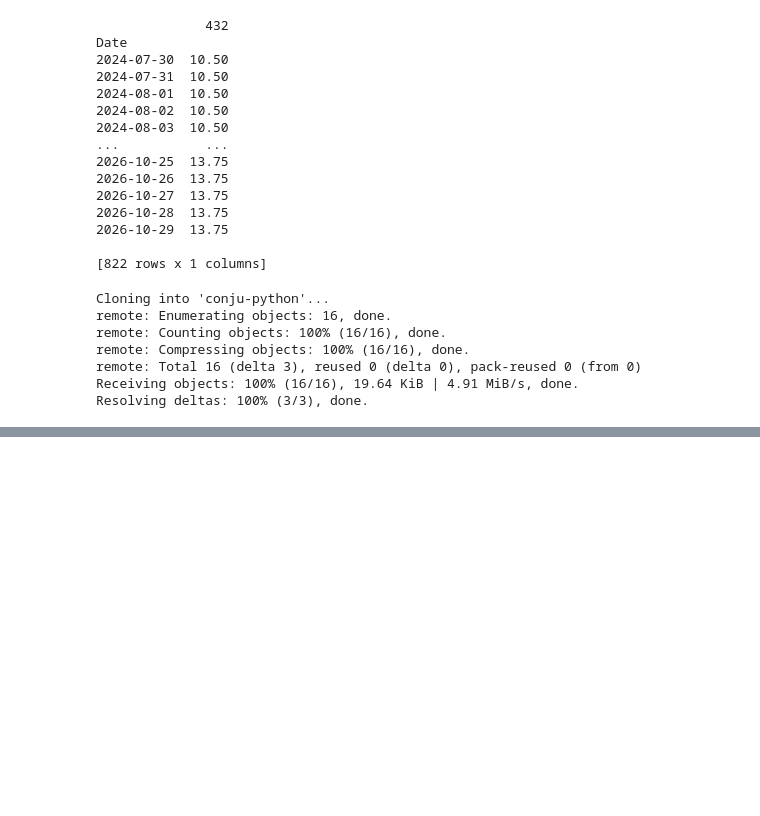
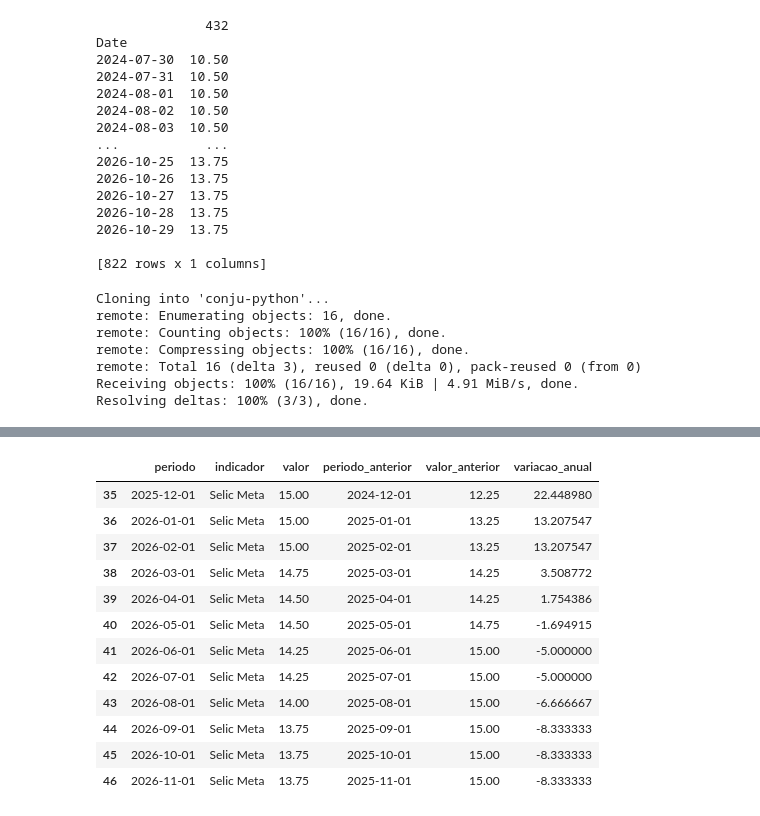
Before and after one commit to rodrigoesborges/conju-python, a Jupyter notebook: GRUPO_4_(Política_Monetária)_tabela_taxa_selic.ipynb, the cells around one changed output, grey strips where cells are left out. Saved outputs shown, nothing was run; the diff lists cells and outputs as text; code cells hidden in the pictures; blank space fills up the shorter version.

```diff
--- a/GRUPO_4_(Política_Monetária)_tabela_taxa_selic.ipynb
+++ b/GRUPO_4_(Política_Monetária)_tabela_taxa_selic.ipynb
@@ -71,0 +206,49 @@ Resolving deltas: 100% (3/3), done.
+# %%
+
+# Tabela Intermediária 3 - Comparação anual da Selic
+
+tabela_intermediaria_3 = tabela_base.copy()
+
+# Criar a coluna com a data de 12 meses antes
+tabela_intermediaria_3["periodo_anterior"] = (
+    tabela_intermediaria_3["periodo"]
+    - pd.DateOffset(years=1)
+)
+
+# Preparar os valores do ano anterior
+tabela_anterior = tabela_base.rename(
+    columns={
+        "periodo": "periodo_anterior",
+        "valor": "valor_anterior"
+    }
+)
+
+# Juntar as tabelas
+tabela_intermediaria_3 = tabela_intermediaria_3.merge(
+    tabela_anterior,
+    on=["indicador", "periodo_anterior"],
+    how="left"
+)
+
+# Calcular a variação percentual
+tabela_intermediaria_3["variacao_anual"] = (
+    tabela_intermediaria_3["valor"]
+    / tabela_intermediaria_3["valor_anterior"]
+    - 1
+) * 100
+
+display(tabela_intermediaria_3.tail(12))
+# %% [output]
+|  | periodo | indicador | valor | periodo_anterior | valor_anterior | variacao_anual |
+| 35 | 2025-12-01 | Selic Meta | 15.00 | 2024-12-01 | 12.25 | 22.448980 |
+| 36 | 2026-01-01 | Selic Meta | 15.00 | 2025-01-01 | 13.25 | 13.207547 |
+| 37 | 2026-02-01 | Selic Meta | 15.00 | 2025-02-01 | 13.25 | 13.207547 |
+| 38 | 2026-03-01 | Selic Meta | 14.75 | 2025-03-01 | 14.25 | 3.508772 |
+| 39 | 2026-04-01 | Selic Meta | 14.50 | 2025-04-01 | 14.25 | 1.754386 |
+| 40 | 2026-05-01 | Selic Meta | 14.50 | 2025-05-01 | 14.75 | -1.694915 |
+| 41 | 2026-06-01 | Selic Meta | 14.25 | 2025-06-01 | 15.00 | -5.000000 |
+| 42 | 2026-07-01 | Selic Meta | 14.25 | 2025-07-01 | 15.00 | -5.000000 |
+| 43 | 2026-08-01 | Selic Meta | 14.00 | 2025-08-01 | 15.00 | -6.666667 |
+| 44 | 2026-09-01 | Selic Meta | 13.75 | 2025-09-01 | 15.00 | -8.333333 |
+| 45 | 2026-10-01 | Selic Meta | 13.75 | 2025-10-01 | 15.00 | -8.333333 |
+| 46 | 2026-11-01 | Selic Meta | 13.75 | 2025-11-01 | 15.00 | -8.333333 |
```
Also changed, not shown: parts of 8 cells of this notebook.
